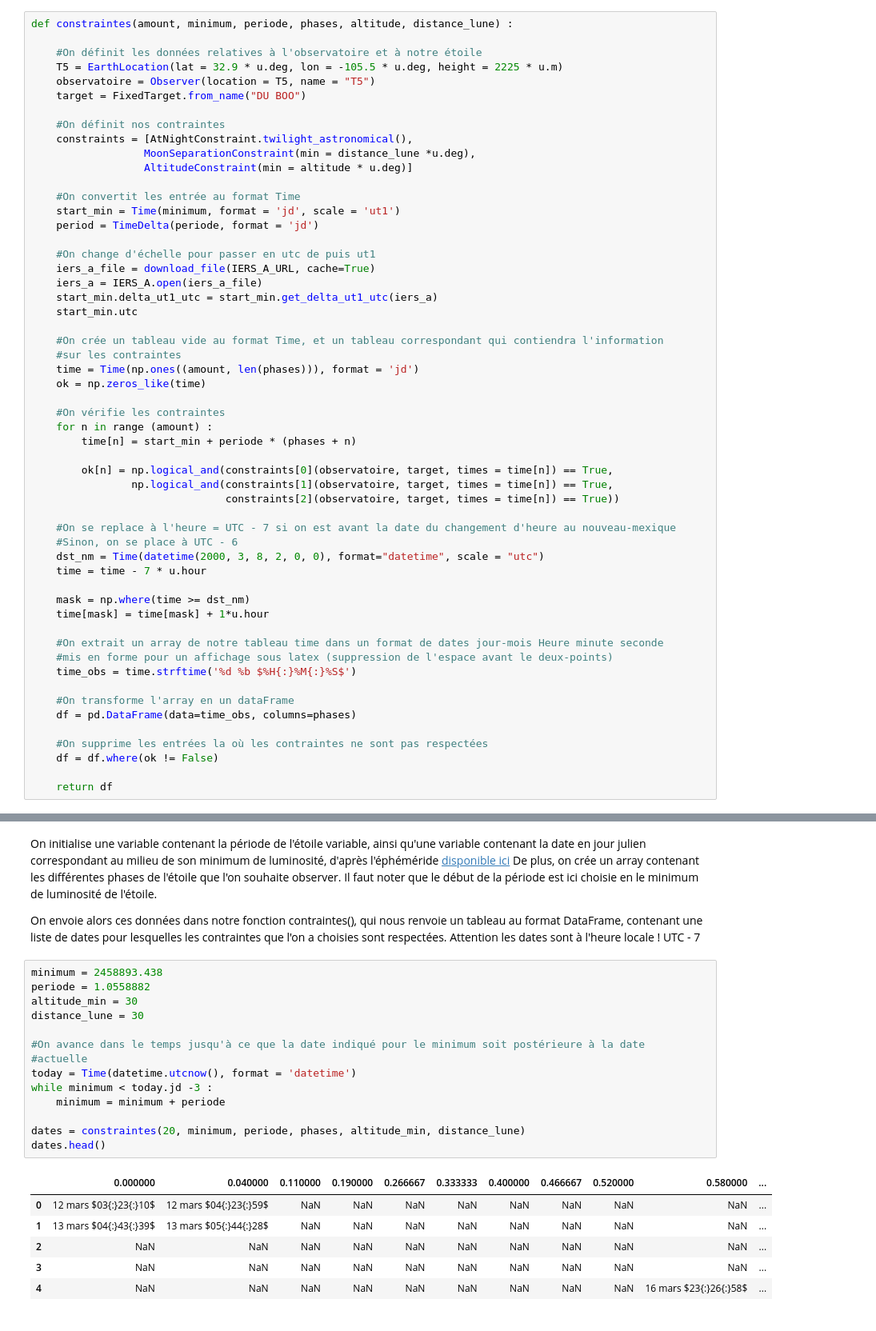
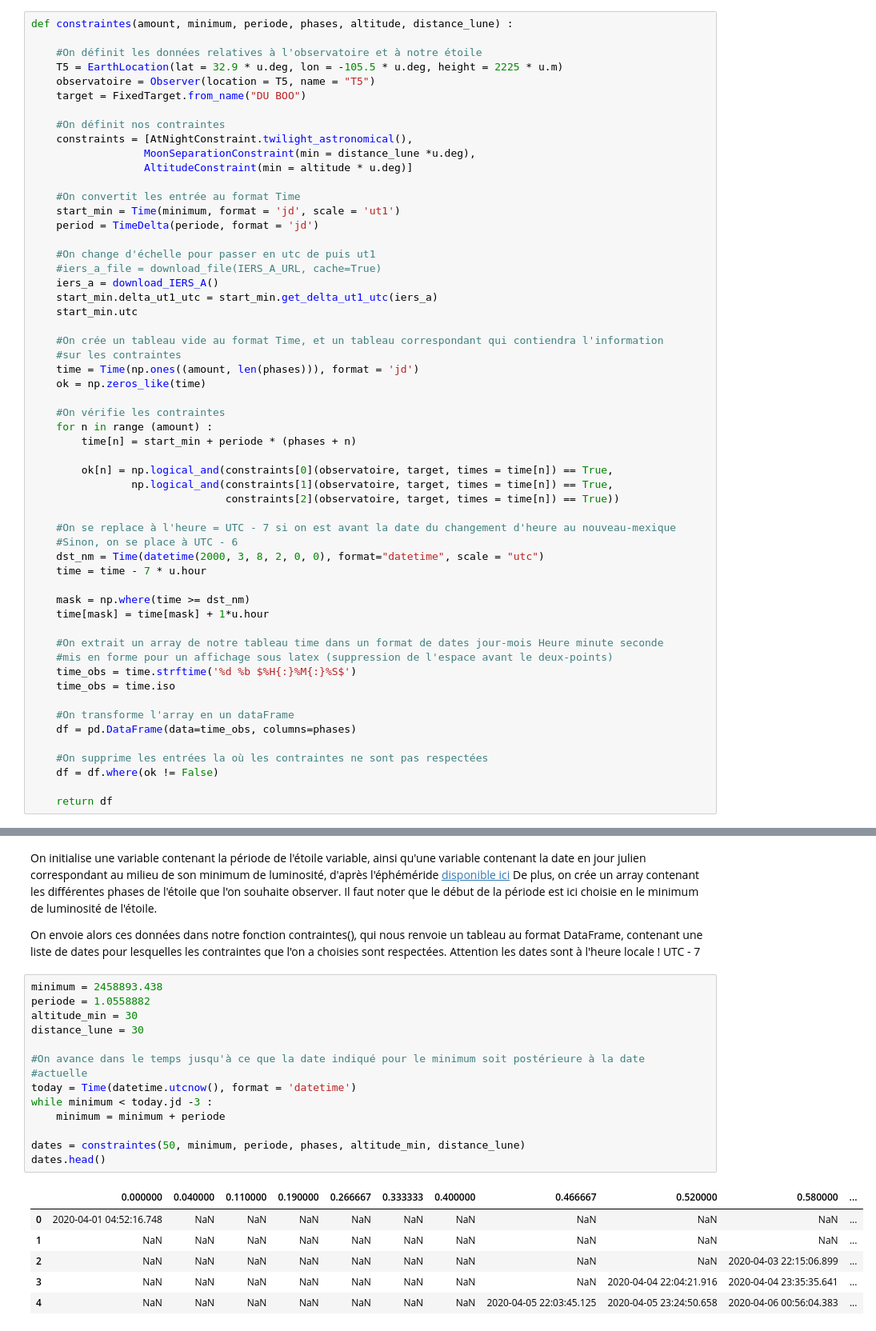
Before and after one commit to nicolasGrim/stage_astro, a Jupyter notebook: Calcul dates d'observation du boo.ipynb, the cells around one changed output, grey strips where cells are left out. Shown at 80% size. Cells and saved outputs as stored; diff of their text form.

Commit message:
calcul des dates d'observation

```diff
--- a/Calcul dates d'observation du boo.ipynb
+++ b/Calcul dates d'observation du boo.ipynb
@@ -46,8 +45,8 @@ def constraintes(amount, minimum, periode, phases, altitude, distance_lune) :
     period = TimeDelta(periode, format = 'jd')
 
     #On change d'échelle pour passer en utc de puis ut1
-    iers_a_file = download_file(IERS_A_URL, cache=True)
-    iers_a = IERS_A.open(iers_a_file)
+    #iers_a_file = download_file(IERS_A_URL, cache=True)
+    iers_a = download_IERS_A()
     start_min.delta_ut1_utc = start_min.get_delta_ut1_utc(iers_a)
     start_min.utc
 
@@ -75,6 +74,7 @@ def constraintes(amount, minimum, periode, phases, altitude, distance_lune) :
     #On extrait un array de notre tableau time dans un format de dates jour-mois Heure minute seconde
     #mis en forme pour un affichage sous latex (suppression de l'espace avant le deux-points)
     time_obs = time.strftime('%d %b $%H{:}%M{:}%S$')
+    time_obs = time.iso
 
     #On transforme l'array en un dataFrame
     df = pd.DataFrame(data=time_obs, columns=phases)
@@ -206,24 +206,24 @@ Attention les dates sont à l'heure locale ! UTC - 7
 # %%
 minimum = 2458893.438
 periode = 1.0558882
 altitude_min = 30
 distance_lune = 30
 
 #On avance dans le temps jusqu'à ce que la date indiqué pour le minimum soit postérieure à la date
 #actuelle
 today = Time(datetime.utcnow(), format = 'datetime')
 while minimum < today.jd -3 :
     minimum = minimum + periode
 
-dates = constraintes(20, minimum, periode, phases, altitude_min, distance_lune)
+dates = constraintes(50, minimum, periode, phases, altitude_min, distance_lune)
 dates.head()
 # %% [output]
 |  | 0.000000 | 0.040000 | 0.110000 | 0.190000 | 0.266667 | 0.333333 | 0.400000 | 0.466667 | 0.520000 | 0.580000 | ... |
-| 0 | 12 mars $03{:}23{:}10$ | 12 mars $04{:}23{:}59$ | NaN | NaN | NaN | NaN | NaN | NaN | NaN | NaN | ... |
-| 1 | 13 mars $04{:}43{:}39$ | 13 mars $05{:}44{:}28$ | NaN | NaN | NaN | NaN | NaN | NaN | NaN | NaN | ... |
-| 2 | NaN | NaN | NaN | NaN | NaN | NaN | NaN | NaN | NaN | NaN | ... |
-| 3 | NaN | NaN | NaN | NaN | NaN | NaN | NaN | NaN | NaN | NaN | ... |
-| 4 | NaN | NaN | NaN | NaN | NaN | NaN | NaN | NaN | NaN | 16 mars $23{:}26{:}58$ | ... |
+| 0 | 2020-04-01 04:52:16.748 | NaN | NaN | NaN | NaN | NaN | NaN | NaN | NaN | NaN | ... |
+| 1 | NaN | NaN | NaN | NaN | NaN | NaN | NaN | NaN | NaN | NaN | ... |
+| 2 | NaN | NaN | NaN | NaN | NaN | NaN | NaN | NaN | NaN | 2020-04-03 22:15:06.899 | ... |
+| 3 | NaN | NaN | NaN | NaN | NaN | NaN | NaN | NaN | 2020-04-04 22:04:21.916 | 2020-04-04 23:35:35.641 | ... |
+| 4 | NaN | NaN | NaN | NaN | NaN | NaN | NaN | 2020-04-05 22:03:45.125 | 2020-04-05 23:24:50.658 | 2020-04-06 00:56:04.383 | ... |
 # %% [markdown]
 Il y a beaucoup de trous dans ce tableau. La cellule suivante permet de le nettoyer, et de supprimer toutes les entrées nulles.
 # %%
```
Also changed, not shown: parts of 5 cells of this notebook.
